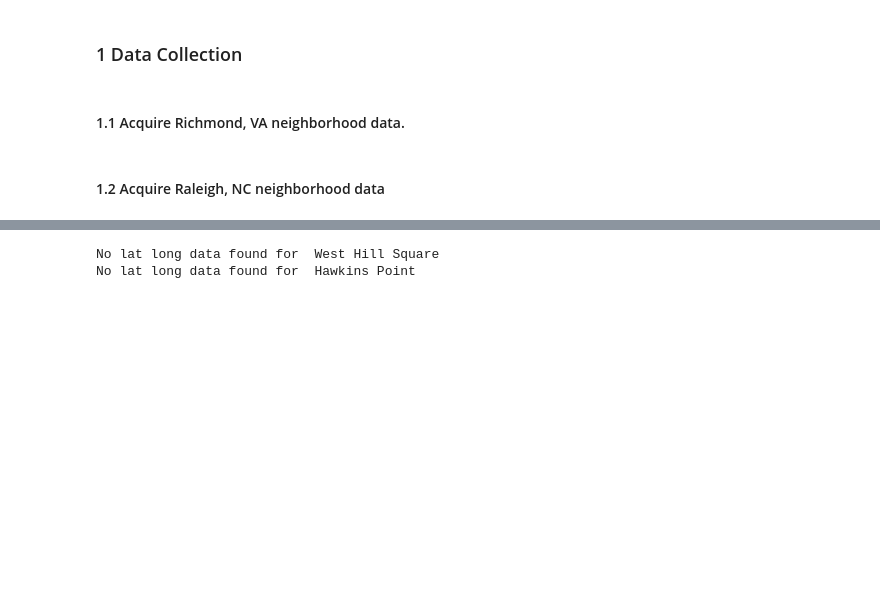
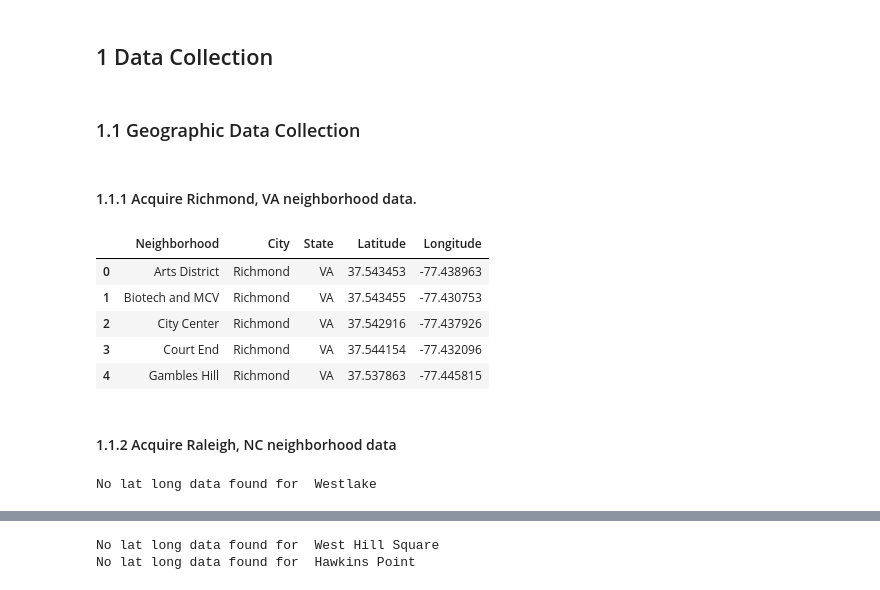
Before and after one commit to mphill82/Coursera_Capstone, a Jupyter notebook: Retail_Inference_notebook.ipynb, the cells around one changed output, grey strips where cells are left out. Drawn from its saved outputs; the diff is of its cells as text; code cells hidden in the pictures; blank space fills up the shorter version.

Commit message:
updated geocode data

```diff
--- a/Retail_Inference_notebook.ipynb
+++ b/Retail_Inference_notebook.ipynb
@@ -9,9 +9,11 @@ import folium
 import urllib
 import regex as re
 # %% [markdown]
-### 1 Data Collection
+## 1 Data Collection
+# %% [markdown]
+### 1.1 Geographic Data Collection
 # %% [markdown]
-#### 1.1 Acquire Richmond, VA neighborhood data.
+#### 1.1.1 Acquire Richmond, VA neighborhood data.
 # %%
 #Scrape wikipedia to generate a list of neighborhood names
 rva_page = requests.get('https://en.wikipedia.org/wiki/List_of_neighborhoods_in_Richmond,_Virginia').text
@@ -36,8 +38,16 @@ rva_neigh_df=rva_neigh_df[['Neighborhood','City','State','Latitude','Longitude']
 # %%
 #Save dataframe to csv file
 rva_neigh_df.to_csv('rva_neigh_df.csv',index=False)
+rva_neigh_df.head()
+# %% [output]
+|  | Neighborhood | City | State | Latitude | Longitude |
+| 0 | Arts District | Richmond | VA | 37.543453 | -77.438963 |
+| 1 | Biotech and MCV | Richmond | VA | 37.543455 | -77.430753 |
+| 2 | City Center | Richmond | VA | 37.542916 | -77.437926 |
+| 3 | Court End | Richmond | VA | 37.544154 | -77.432096 |
+| 4 | Gambles Hill | Richmond | VA | 37.537863 | -77.445815 |
 # %% [markdown]
-#### 1.2 Acquire Raleigh, NC neighborhood data
+#### 1.1.2 Acquire Raleigh, NC neighborhood data
 # %%
 #Scrape wikipedia to generate a list of neighborhood names
 rgh_page = requests.get('https://en.wikipedia.org/wiki/Raleigh,_North_Carolina_neighborhoods').text
@@ -57,8 +67,10 @@ for name in rgh_neigh:
         lng= results['results'][0]['geometry']['location']['lng']
         rgh_neigh_df=rgh_neigh_df.append({'Neighborhood':name,'City':'Raleigh','State':'NC','Latitude':lat,'Longitude':lng},ignore_index=True)
     except:
-        rgh_neigh_df=rgh_neigh_df.append({'Neighborhood':name,'City':'Raleigh','State':'NC'},ignore_index=True)
+        print('No lat long data found for ',name)
 rgh_neigh_df=rgh_neigh_df[['Neighborhood','City','State','Latitude','Longitude']]
+# %% [output]
+No lat long data found for  Westlake
 # %%
 #Save dataframe to csv file
 rgh_neigh_df.to_csv('rgh_neigh_df.csv',index=False)
```
Also changed, not shown: parts of 41 cells of this notebook, 9 other files.
